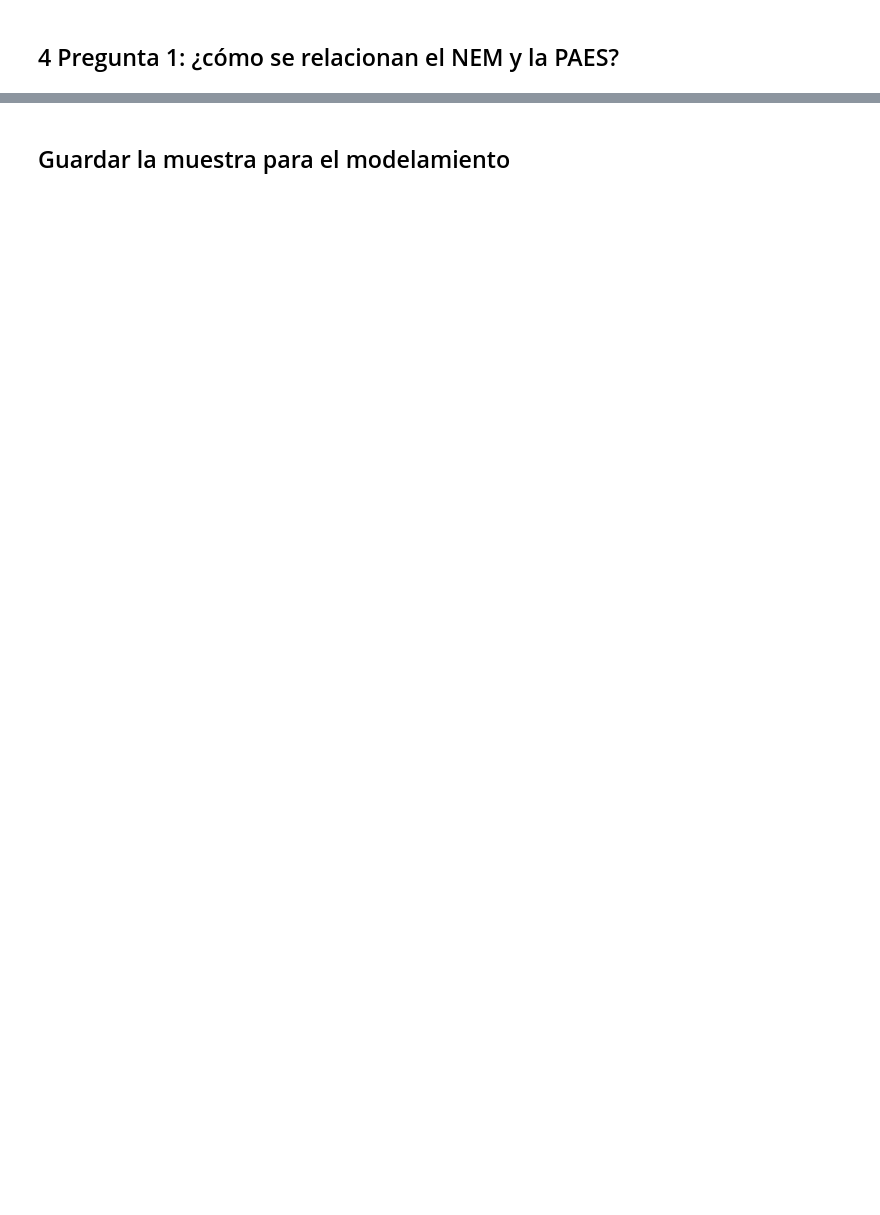
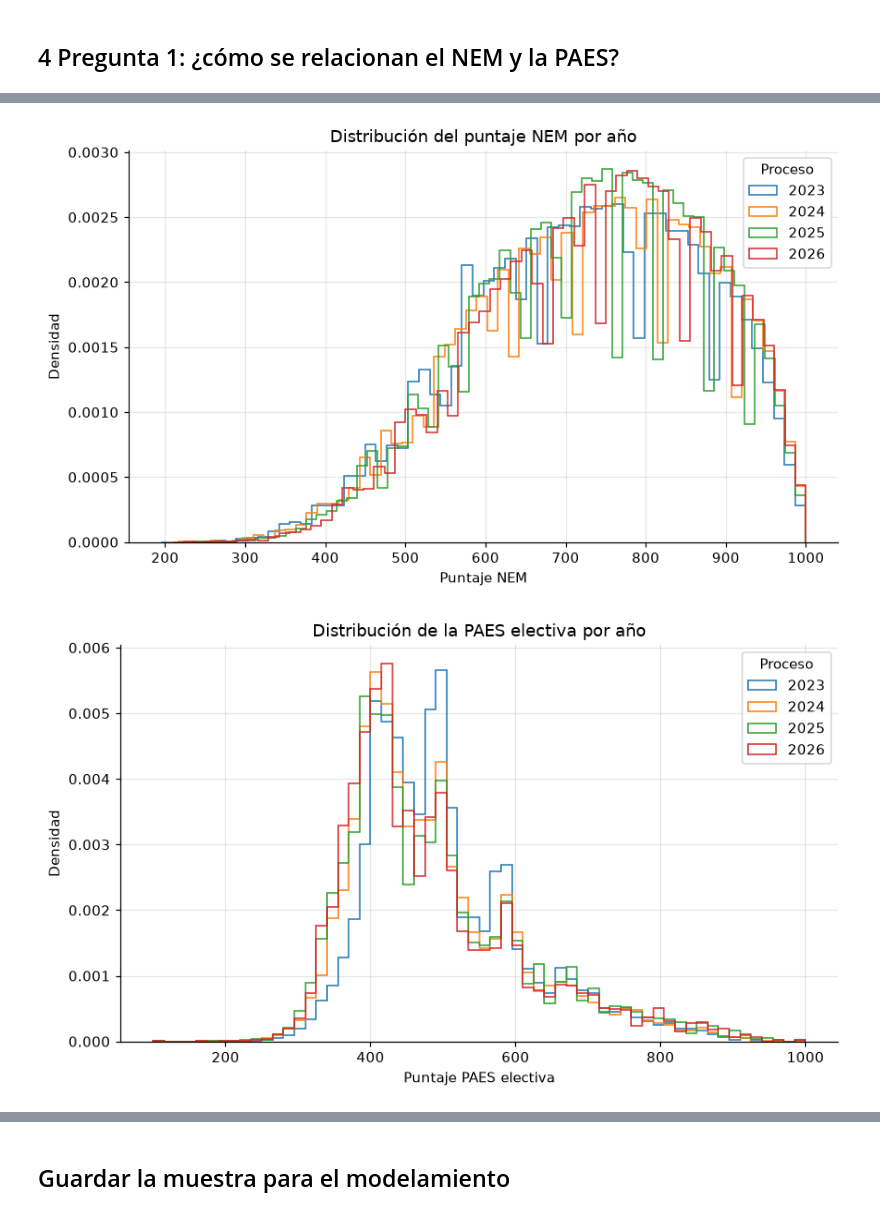
Before and after one commit to msegoviag2007/imt2200, a Jupyter notebook: notebooks/02_eda.ipynb, the cells around one changed output, grey strips where cells are left out. Saved outputs shown, nothing was run; the diff lists cells and outputs as text; code cells hidden in the pictures; blank space fills up the shorter version.

```diff
--- a/notebooks/02_eda.ipynb
+++ b/notebooks/02_eda.ipynb
@@ -179,7 +366,10 @@ cobertura = muestra[['CLEC_1ra', 'MATE1_1ra', 'PAES_electiva']].notna().mean()
 print('Cobertura dentro de la muestra (%):')
 print((100 * cobertura).round(1).to_string())
 
-correlaciones = muestra.groupby('ANIO').apply(correlaciones_anio,
-                                              include_groups=False)
+# Una fila por año con las correlaciones (src/estadistica.py).
+filas = {}
+for anio, grupo in muestra.groupby('ANIO'):
+    filas[anio] = correlaciones_anio(grupo)
+correlaciones = pd.DataFrame(filas).T
 print('\nCorrelación de Pearson entre NEM y cada prueba:')
 display(correlaciones.round(3))
@@ -215,14 +448,23 @@ display(descriptivos[cols].round(2))
 # %%
-# 4.b Distribución de NEM y PAES electiva, una curva por año.
-fig, axes = plt.subplots(1, 2, figsize=(12, 4.5), sharey=True)
+# 4.b Distribución de NEM y de la PAES electiva, una curva por año.
+fig, ax = plt.subplots()
 for anio, grupo in muestra.groupby('ANIO'):
-    axes[0].hist(grupo['PTJE_NEM'], bins=60, histtype='step',
-                 density=True, label=str(anio))
-    axes[1].hist(grupo['PAES_electiva'], bins=60, histtype='step',
-                 density=True, label=str(anio))
-axes[0].set(title='Puntaje NEM', xlabel='Puntaje', ylabel='Densidad')
-axes[1].set(title='PAES electiva (Ciencias o Historia)', xlabel='Puntaje')
-axes[1].legend(title='Proceso')
-plt.tight_layout()
-mostrar('eda_4b')
+    ax.hist(grupo['PTJE_NEM'], bins=60, histtype='step', density=True,
+            label=str(anio))
+ax.set(title='Distribución del puntaje NEM por año', xlabel='Puntaje NEM',
+       ylabel='Densidad')
+ax.legend(title='Proceso')
+mostrar('eda_4b_nem')
+
+fig, ax = plt.subplots()
+for anio, grupo in muestra.groupby('ANIO'):
+    ax.hist(grupo['PAES_electiva'], bins=60, histtype='step', density=True,
+            label=str(anio))
+ax.set(title='Distribución de la PAES electiva por año',
+       xlabel='Puntaje PAES electiva', ylabel='Densidad')
+ax.legend(title='Proceso')
+mostrar('eda_4b_paes')
+# %% [output]
+[figure, added]
+[figure, added]
 # %%
```
Also changed, not shown: parts of 39 cells of this notebook, 35 other files.
